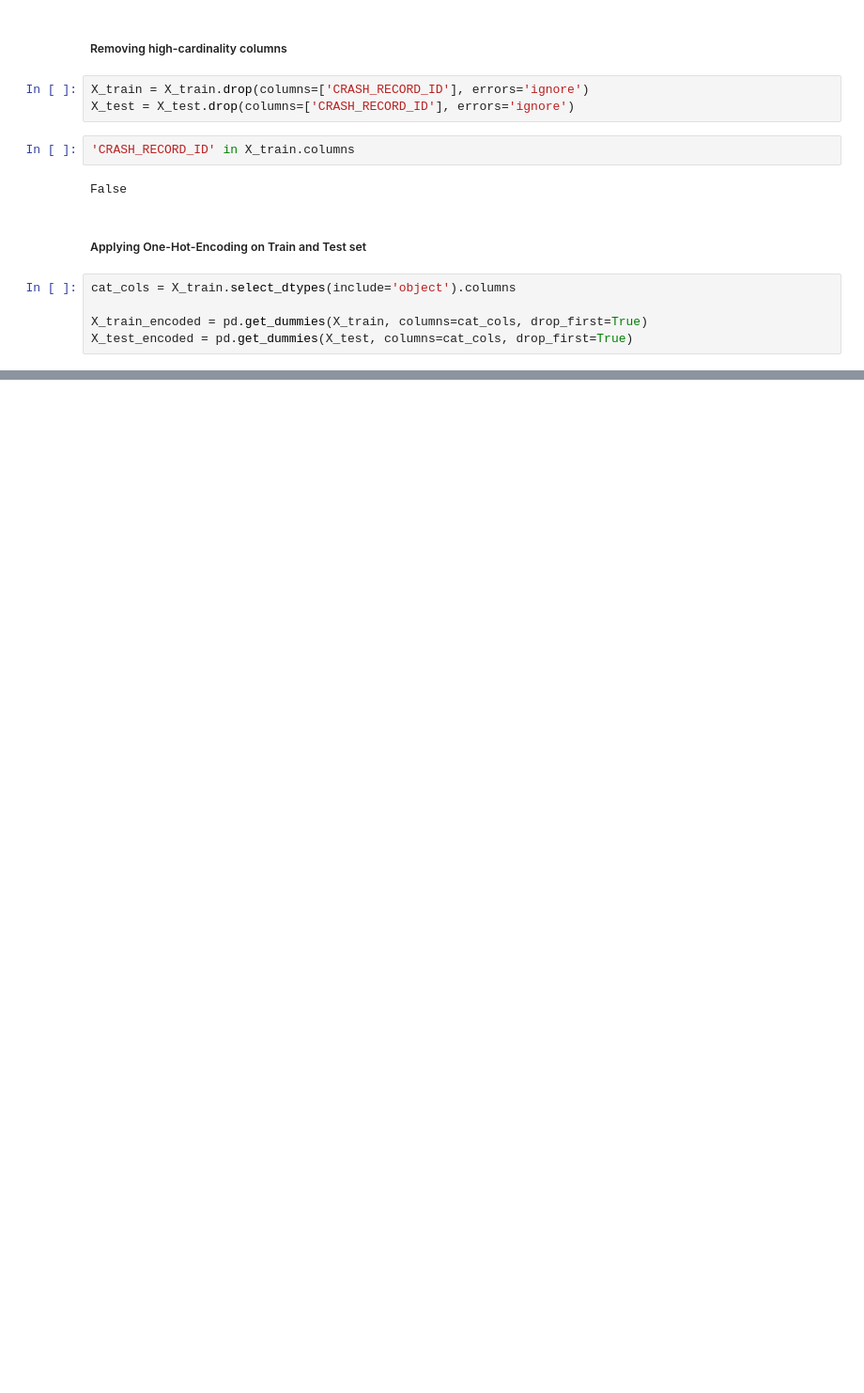
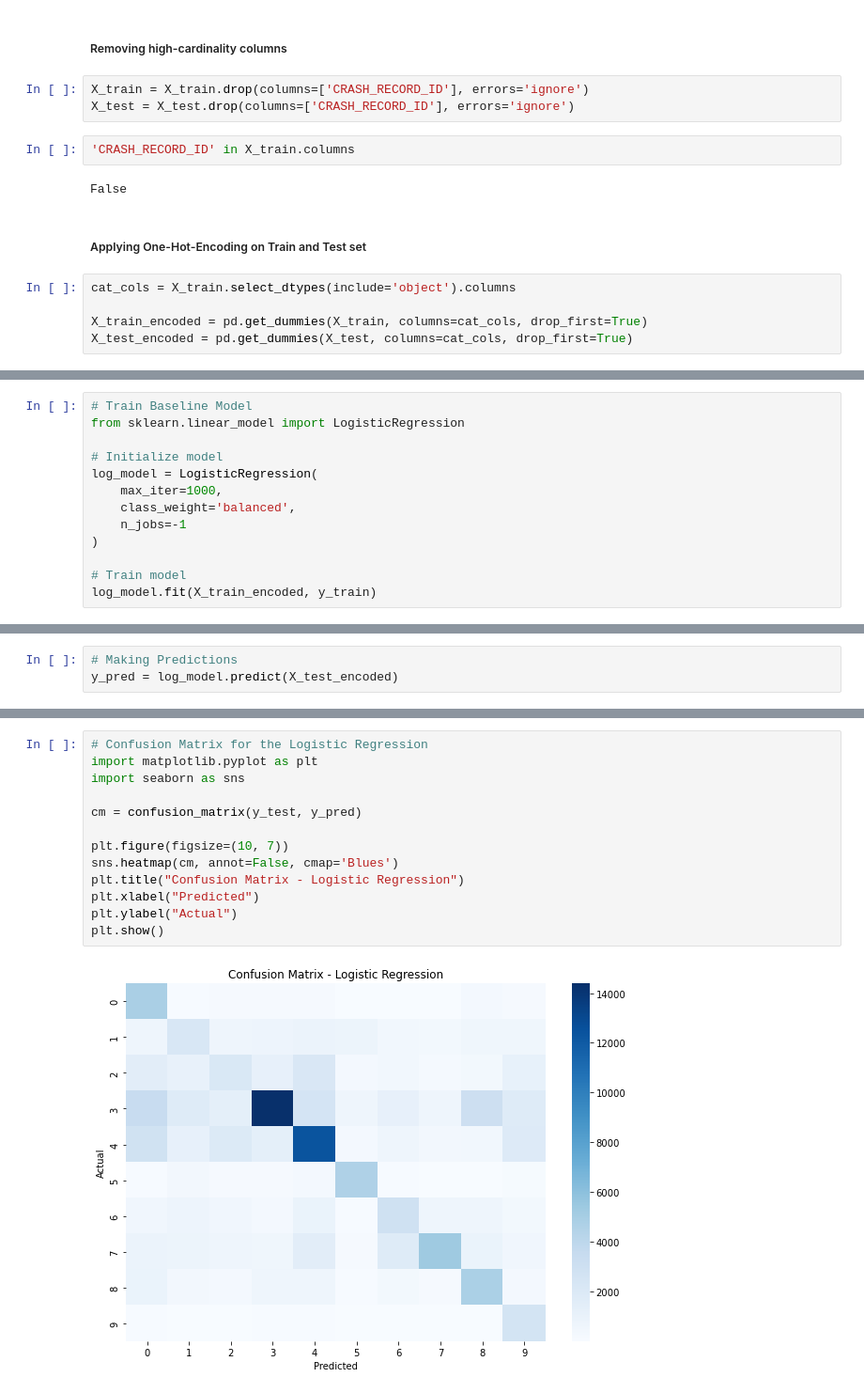
Before and after one commit to ChairoSolutions/Chicago-crash-cause-prediction, a Jupyter notebook: index.ipynb, the cells around one changed output, grey strips where cells are left out. Shown at 94% size. Saved outputs shown, nothing was run; the diff lists cells and outputs as text; blank space fills up the shorter version.

Commit message:
Addition of Baseline Model

```diff
--- a/index.ipynb
+++ b/index.ipynb
@@ -871,0 +891,13 @@ X_train_encoded.shape, X_test_encoded.shape
+# %%
+# Train Baseline Model
+from sklearn.linear_model import LogisticRegression
+
+# Initialize model
+log_model = LogisticRegression(
+    max_iter=1000,
+    class_weight='balanced',
+    n_jobs=-1
+)
+
+# Train model
+log_model.fit(X_train_encoded, y_train)
@@ -871,0 +906,3 @@ X_train_encoded.shape, X_test_encoded.shape
+# %%
+# Making Predictions
+y_pred = log_model.predict(X_test_encoded)
@@ -871,0 +933,15 @@ X_train_encoded.shape, X_test_encoded.shape
+# %%
+# Confusion Matrix for the Logistic Regression
+import matplotlib.pyplot as plt
+import seaborn as sns
+
+cm = confusion_matrix(y_test, y_pred)
+
+plt.figure(figsize=(10, 7))
+sns.heatmap(cm, annot=False, cmap='Blues')
+plt.title("Confusion Matrix - Logistic Regression")
+plt.xlabel("Predicted")
+plt.ylabel("Actual")
+plt.show()
+# %% [output]
+[figure, added]
```
Also changed, not shown: parts of 23 cells of this notebook.
